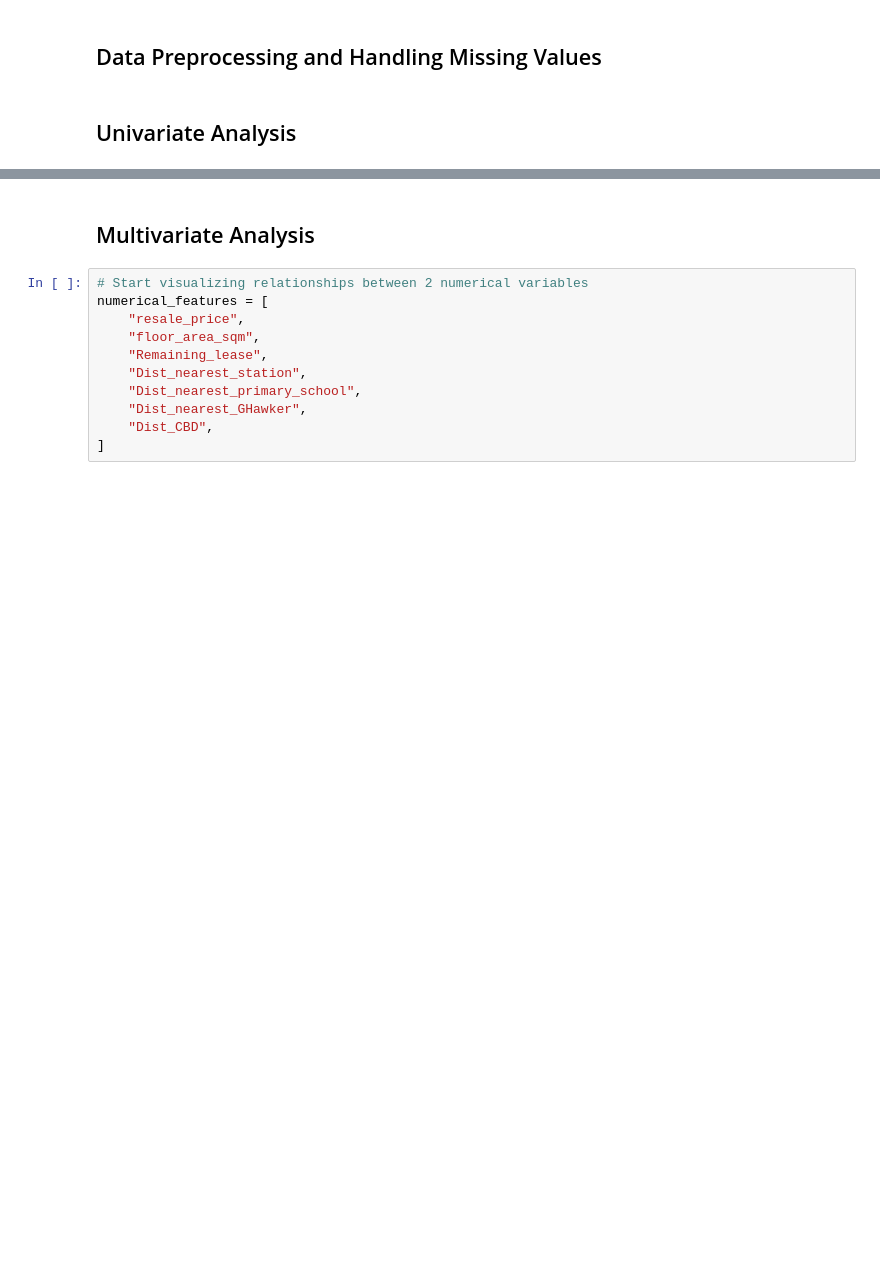
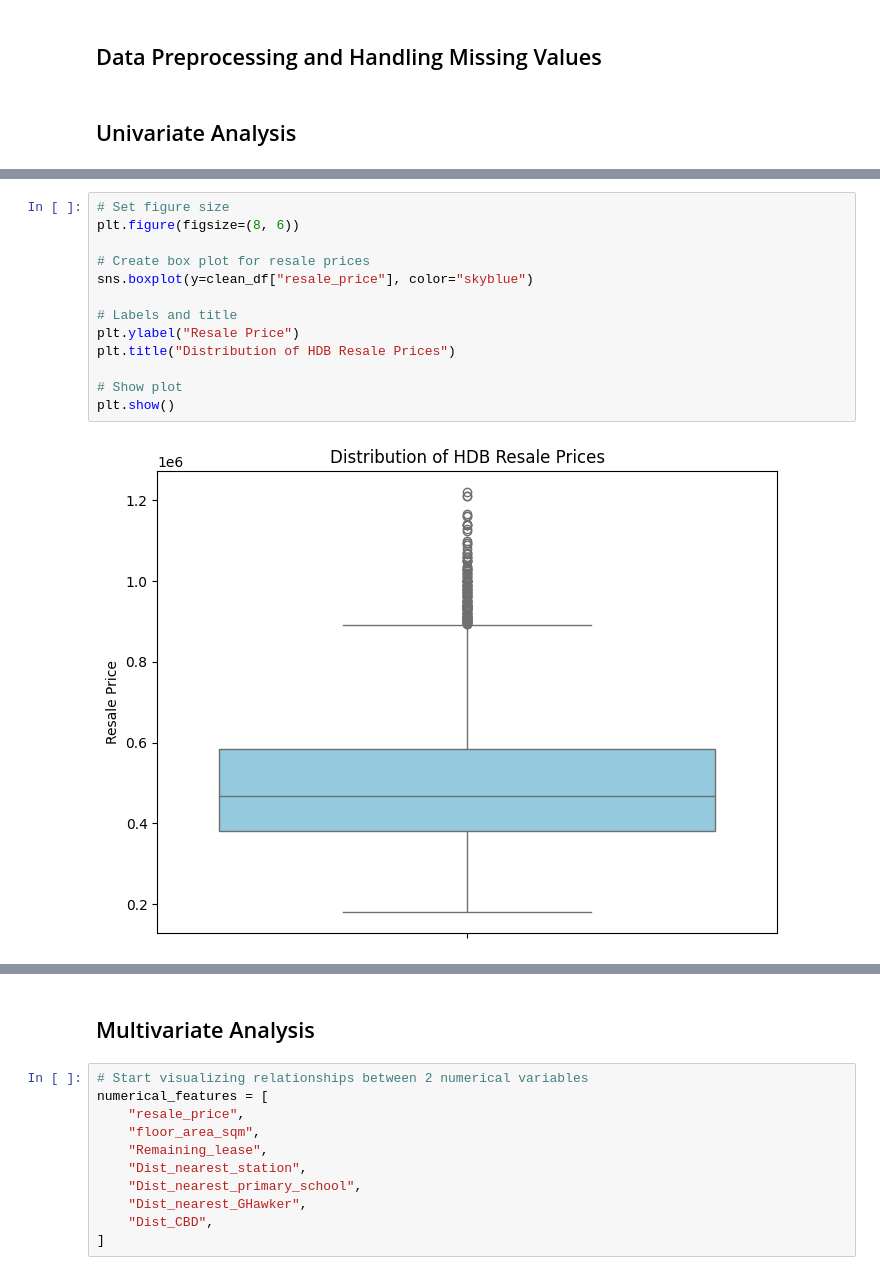
Before and after one commit to Rikhil-6/NUS-SDS-Workshops, a Jupyter notebook: EDA.ipynb, the cells around one changed output, grey strips where cells are left out. Saved outputs shown, nothing was run; the diff lists cells and outputs as text; blank space fills up the shorter version.

```diff
--- a/EDA.ipynb
+++ b/EDA.ipynb
@@ -279,0 +316,15 @@ Passing `palette` without assigning `hue` is deprecated and will be removed in v
+# %%
+# Set figure size
+plt.figure(figsize=(8, 6))
+
+# Create box plot for resale prices
+sns.boxplot(y=clean_df["resale_price"], color="skyblue")
+
+# Labels and title
+plt.ylabel("Resale Price")
+plt.title("Distribution of HDB Resale Prices")
+
+# Show plot
+plt.show()
+# %% [output]
+[figure, added]
```
Also changed, not shown: parts of 40 cells of this notebook.
